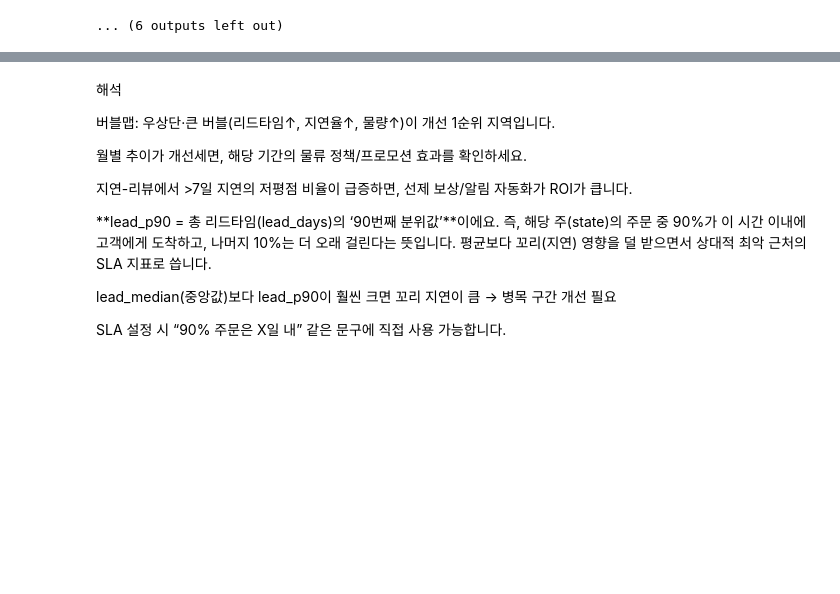
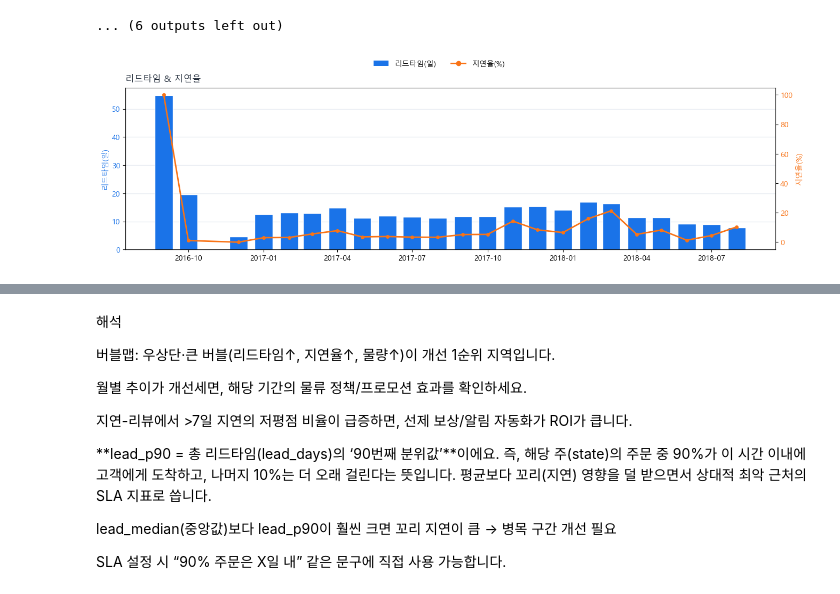
Before and after one commit to baesisi3648/pjt-data-analysis, a Jupyter notebook: p2_freight.ipynb, the cells around one changed output, grey strips where cells are left out. Cells and saved outputs as stored; diff of their text form; code cells hidden in the pictures; blank space fills up the shorter version.

```diff
--- a/p2_freight.ipynb
+++ b/p2_freight.ipynb
@@ -552,3 +552,63 @@ _line("물량 많은 주 TOP3", ", ".join(state_kpi.sort_values("orders", ascend
 | 2 | >7일 지연 | 3345 | 1.73 | 0.850523 | 85.05 |
 | 3 | 정시/조기 | 88644 | 4.29 | 0.171145 | 17.11 |
 ... (6 outputs left out)
+# %%
+import numpy as np
+import matplotlib.pyplot as plt
+import matplotlib.ticker as mticker
+from matplotlib.patches import Patch
+from matplotlib.lines import Line2D
+
+# 폰트(Windows)
+plt.rcParams['font.family'] = 'Malgun Gothic'
+plt.rcParams['axes.unicode_minus'] = False
+
+# 색상
+BAR_BLUE    = "#1a73e8"   # 막대
+LINE_ORANGE = "#f97316"   # 선
+GRID        = "#e9edf3"
+TXT         = "#1f2937"
+
+# 데이터
+x_dt   = monthly_kpi["order_month"]
+y_bar  = monthly_kpi["lead_mean"]
+y_line = monthly_kpi["late_rate(%)"]
+
+# ----- 플롯(단일 Figure) -----
+fig, ax = plt.subplots(figsize=(14, 4.6))
+fig.patch.set_facecolor("#ffffff"); ax.set_facecolor("#ffffff")
+
+# 막대(리드타임)
+ax.bar(x_dt, y_bar, color=BAR_BLUE, edgecolor="white", width=22, zorder=2)
+ax.set_ylabel("리드타임(일)", color=BAR_BLUE)
+ax.tick_params(axis='y', labelcolor=BAR_BLUE)
+ax.grid(axis='y', color=GRID, linewidth=1.0, zorder=1)
+ax.grid(axis='x', visible=False)
+for s in ["top", "right"]: ax.spines[s].set_visible(False)
+
+# 보조축(지연율)
+ax2 = ax.twinx()
+ax2.plot(x_dt, y_line, color=LINE_ORANGE, marker="o", linewidth=2, markersize=4, zorder=3)
+ax2.set_ylabel("지연율(%)", color=LINE_ORANGE)
+ax2.tick_params(axis='y', labelcolor=LINE_ORANGE)
+ax.set_title("리드타임 & 지연율", fontsize=12, color=TXT, pad=8, loc="left")
+
+# ----- 겹치지 않는 범례(그림 바깥 상단) -----
+handles = [
+    Patch(facecolor=BAR_BLUE, label="리드타임(일)"),
+    Line2D([0], [0], color=LINE_ORANGE, marker="o", linewidth=2, label="지연율(%)"),
+]
+# legend를 figure 기준 좌표에 배치 → 축 요소와 절대 겹치지 않음
+fig.legend(handles=handles, loc="upper center", bbox_to_anchor=(0.5, 0.98),
+           ncol=2, frameon=False)
+
+# 상단 여백 확보(legend 공간)
+plt.subplots_adjust(top=0.84, bottom=0.18, left=0.08, right=0.95)
+
+# (옵션) 월 라벨이 빽빽하면 아래 두 줄로 간격 조절
+# ax.xaxis.set_major_locator(mticker.MaxNLocator(8))
+# plt.setp(ax.get_xticklabels(), rotation=30, ha='right')
+
+plt.show()
+# %% [output]
+[figure, added]
```
Also changed, not shown: parts of 2 cells of this notebook, 2 other files.
